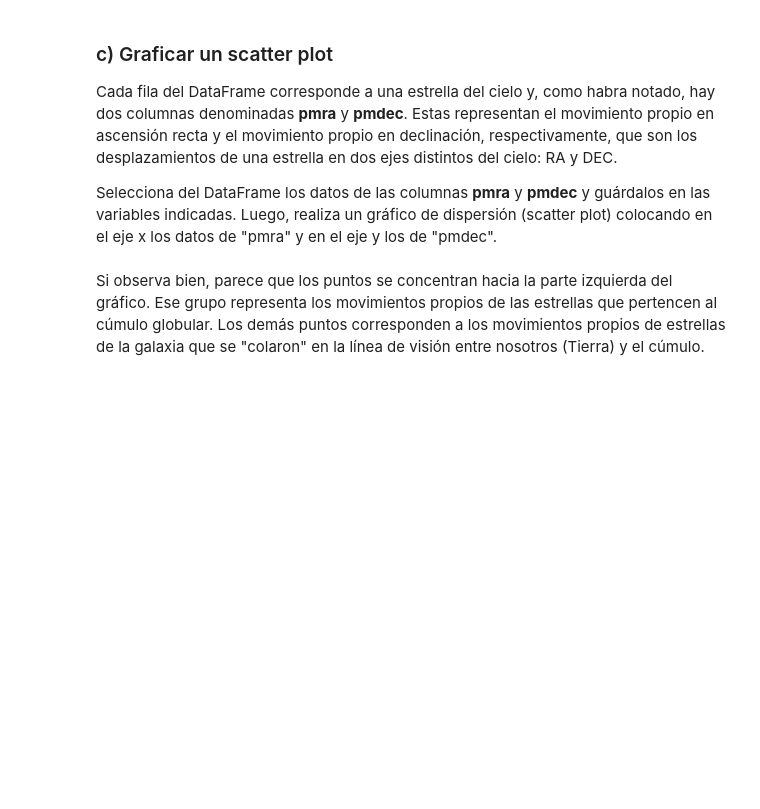
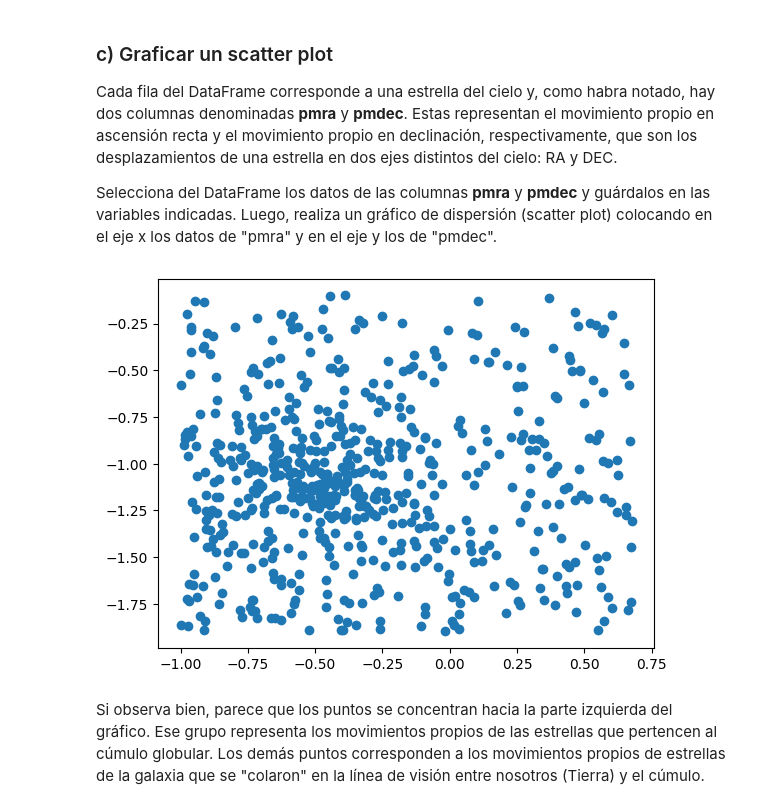
Before and after one commit to vicentemaartinez/Tarea-2, a Jupyter notebook: Tarea2.ipynb, the cells around one changed output. Cells and saved outputs as stored; diff of their text form; code cells hidden in the pictures; blank space fills up the shorter version.

Commit message:
avance de la tarea :)

```diff
--- a/Tarea2.ipynb
+++ b/Tarea2.ipynb
@@ -44,3 +58,9 @@ path_archivo = ''
+# %%
+# Ruta hacia el archivo
+path_archivo = '/content/drive/MyDrive/Colab Notebooks/tarea2mod/ngc5694_pm.csv'
+
+# Abrimos el archivo
+data = pd.read_csv(path_archivo)
 # %% [markdown]
 ### b) Explorar el DataFrame
 Explore las columnas del archivo y muestre el DataFrame
@@ -61,3 +94,15 @@ pmdec =
+# %%
+# Creamos el arreglo de movimiento propio en ascensión recta con su columna respectiva
+pmra = data['pmra']
+
+# Creamos la columna de movimiento propio en declinación con su columna respectiva
+pmdec = data['pmdec']
+# %%
+# Hacemos un gráfico de dispersión con scatter
+plt.scatter(pmra, pmdec)
+plt.show()
+# %% [output]
+[figure, added]
 # %% [markdown]
 Si observa bien, parece que los puntos se concentran hacia la parte izquierda del gráfico. Ese grupo representa los movimientos propios de las estrellas que pertencen al cúmulo globular. Los demás puntos corresponden a los movimientos propios de estrellas de la galaxia que se "colaron" en la línea de visión entre nosotros (Tierra) y el cúmulo.
 # %% [markdown]
```
Also changed, not shown: parts of 33 cells of this notebook.
